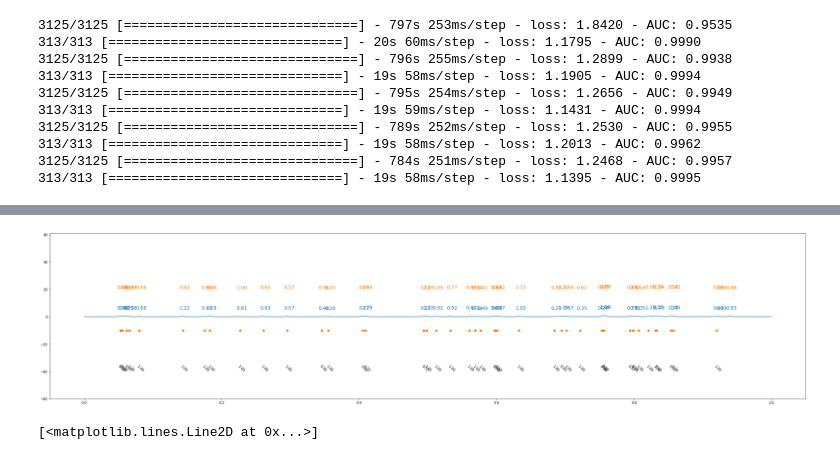
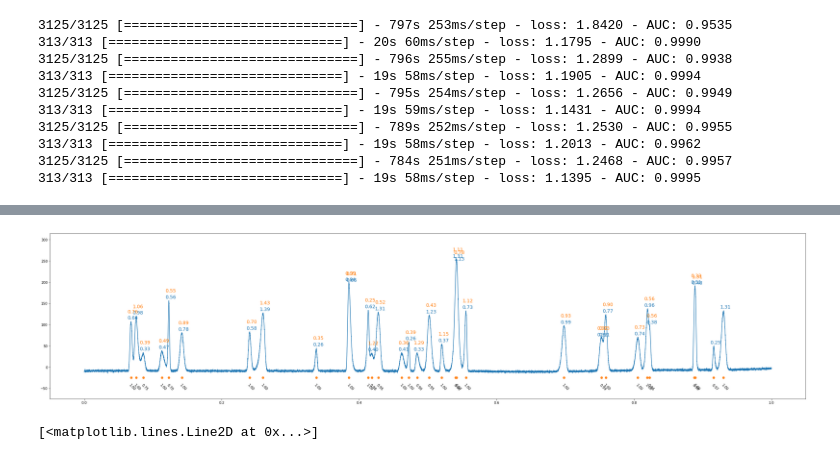
Before and after one commit to akensert/deep-learning-peak-detection, a Jupyter notebook: notebooks/Multiple-peaks-AUC.ipynb, the cells around one changed output, grey strips where cells are left out. Saved outputs shown, nothing was run; the diff lists cells and outputs as text; code cells hidden in the pictures.

Commit message:
update data generator

```diff
--- a/notebooks/Multiple-peaks-AUC.ipynb
+++ b/notebooks/Multiple-peaks-AUC.ipynb
@@ -111,3 +123,5 @@ model.compile(loss=loss_fn, optimizer=optimizer, metrics=metrics)
+# %%
+model.load_weights('model.h5')
 # %%
 for _ in range(5):
 
@@ -132,3 +144,3 @@ model.save_weights('model.h5')
 # %%
-prediction = model.predict(test_generator, use_multiprocessing=True, workers=8)
+prediction = model.predict(test_generator, use_multiprocessing=True, workers=8, verbose=1)
 #prediction = prediction.reshape((10000, -1, 3))
@@ -216,7 +230,7 @@ plt.figure(figsize=(40, 9))
 # 28.0 93
 # 21.0 98
 
-ID = 20
+ID = 22
 
 # GROUND TRUTH
 true = test_generator.__getitem__(ID)
@@ -225,7 +239,7 @@ x = true[0][0]
 x = x.reshape((-1))
 y = true[1][0]
 y = y.reshape((-1, 3))
-
+x = x * 255
 gt = label_encoder.decode(y)
 for i, (l, a) in enumerate(zip(gt[1], gt[2])):
     if i == 0:
@@ -246,34 +260,34 @@ for i, (l, a) in enumerate(zip(gt[1], gt[2])):
 
 # PREDICTIONS
 
 
 probs, locs, areas = label_encoder.decode(prediction[ID*validation_generator.batch_size], 0.5)
 for i, (g, p, l, a) in enumerate(zip(gt[1], probs, locs, areas)):
 
     plt.scatter(l, np.min(x)-10, c='C1')
     plt.text(x=l-0.0035, y=np.min(x)-40, s=f'{p:.2f}', rotation=-45)
     #plt.plot([l-w/2, l+w/2], [.080+(i*.015), .080+(i*.015)], color=f'C{i}')
     #plt.plot([l, l], [0, a], color='C0', linewidth=4, linestyle=':')
     #plt.plot([l-s/2, l+s/2], [0, 0], color='C0', linewidth=4, linestyle=':')
 
     index = int(g * 16384)
     height = max(x[index-10:index+10]) + 20
     plt.text(x=g-0.005, y=height, s=f"{a:.2f}", color='C1', fontsize=14)
 
 # CHROMATOGRAM
 plt.plot(np.linspace(0, 1, simulator_test.resolution), x)
 
 plt.ylim(np.min(x)-60, np.max(x)+60);
 #plt.legend(ncol=10)
 
 #plt.xlim(0.6, 0.7)
 #for i, _ in enumerate(np.linspace(0, 1, encoder.num_windows+1)):
   # plt.axvline(_, ymin=0.0, ymax=0.1, color='grey', alpha=0.8)
 #     plt.text(x = _ + 0.002, y=min(x)*1.2, s=i)
 
 #plt.savefig(f'pd_{ID}.png', dpi=300)
 # %% [output]
-[figure, old version]
+[figure, new version]
 # %%
 import pandas as pd
 
```
Also changed, not shown: parts of 4 cells of this notebook, 1 other file.
